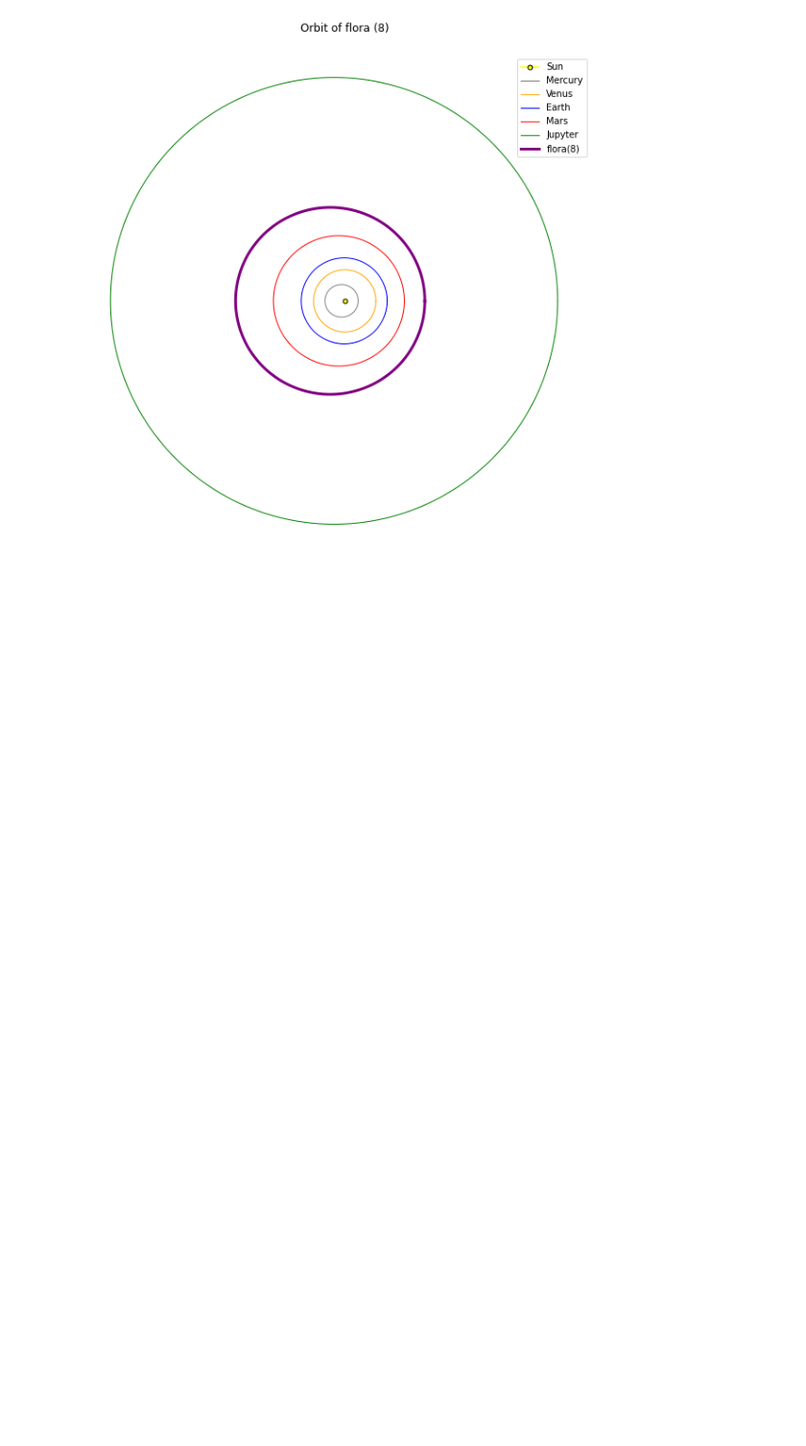
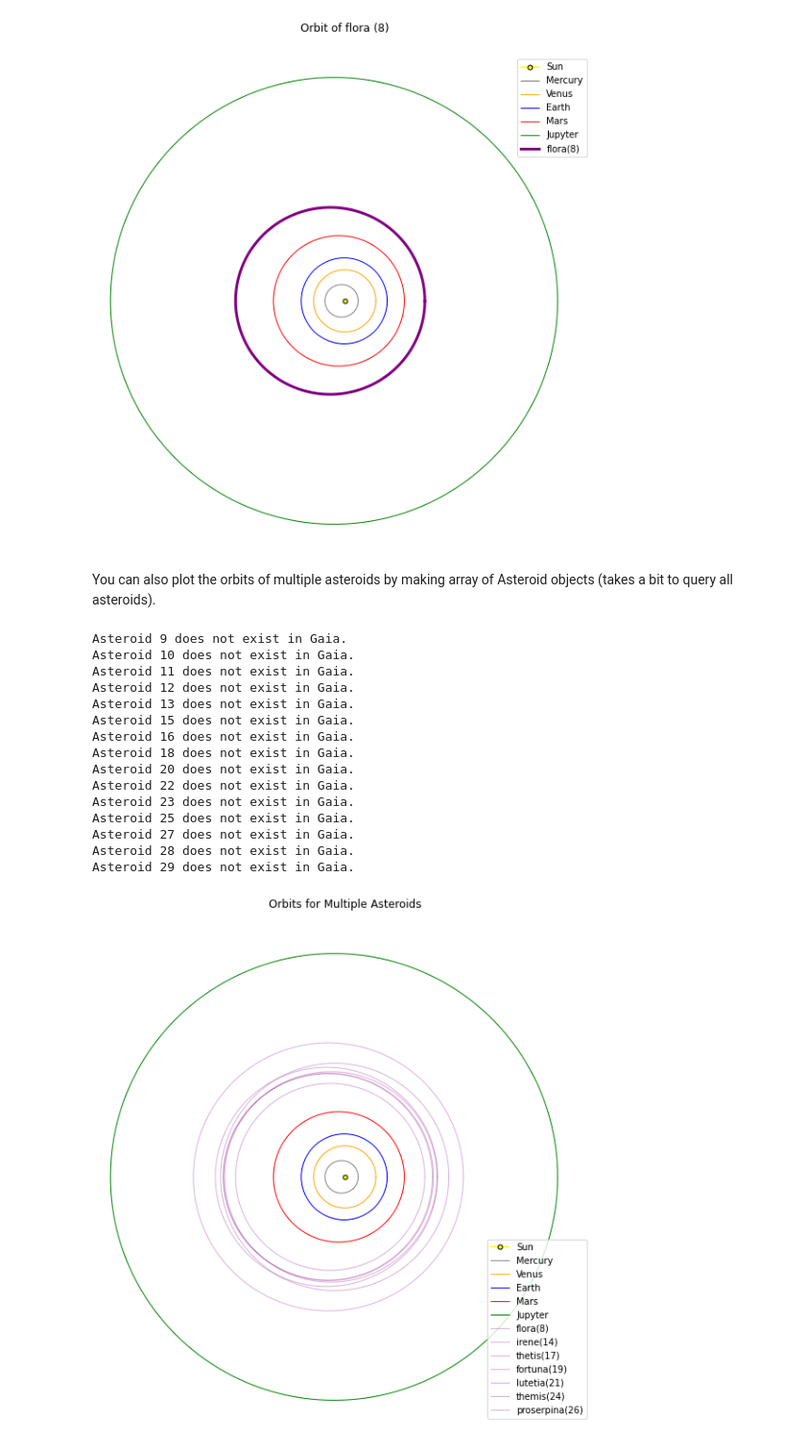
Before and after one commit to kevinhong29/Asteroidal, a Jupyter notebook: asteroidal/tutorial.ipynb, the cells around one changed output. Shown at 96% size. Cells and saved outputs as stored; diff of their text form; code cells hidden in the pictures; blank space fills up the shorter version.

Commit message:
Updated plot_observations and tutorial

```diff
--- a/asteroidal/tutorial.ipynb
+++ b/asteroidal/tutorial.ipynb
@@ -54,3 +54,30 @@ Plot the orbit of Flora compared to the orbit of planets
 flora.plot_orbits()
 # %% [output]
 [figure]
+# %% [markdown]
+You can also plot the orbits of multiple asteroids by making array of Asteroid objects (takes a bit to query all asteroids).
+# %%
+asteroids = []
+for num in range(8,30):
+    asteroid = ast.Asteroid(number_mp=num)
+    if asteroid.number_mp != 0:
+        asteroids.append(asteroid)
+
+ast.plot_multiple_orbits(asteroids)
+# %% [output]
+Asteroid 9 does not exist in Gaia.
+Asteroid 10 does not exist in Gaia.
+Asteroid 11 does not exist in Gaia.
+Asteroid 12 does not exist in Gaia.
+Asteroid 13 does not exist in Gaia.
+Asteroid 15 does not exist in Gaia.
+Asteroid 16 does not exist in Gaia.
+Asteroid 18 does not exist in Gaia.
+Asteroid 20 does not exist in Gaia.
+Asteroid 22 does not exist in Gaia.
+Asteroid 23 does not exist in Gaia.
+Asteroid 25 does not exist in Gaia.
+Asteroid 27 does not exist in Gaia.
+Asteroid 28 does not exist in Gaia.
+Asteroid 29 does not exist in Gaia.
+[figure, added]
```
Also changed, not shown: parts of 2 cells of this notebook, 8 other files.
